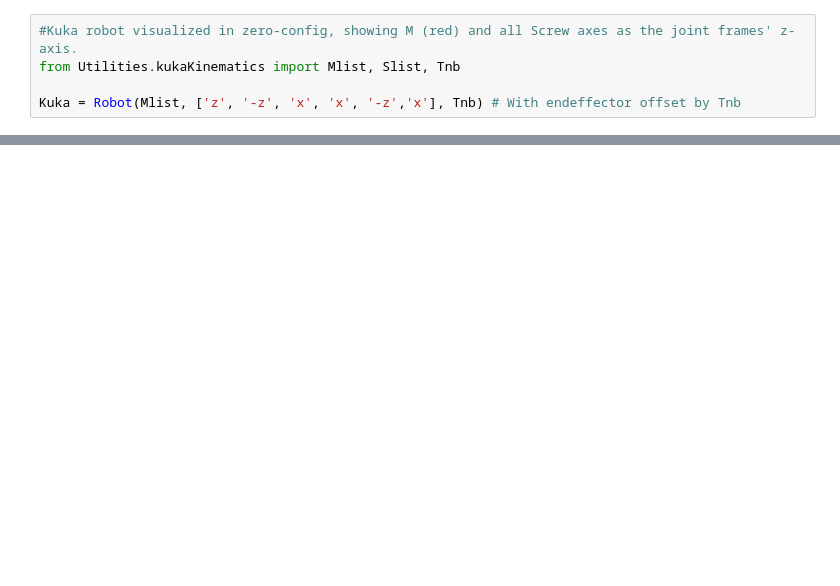
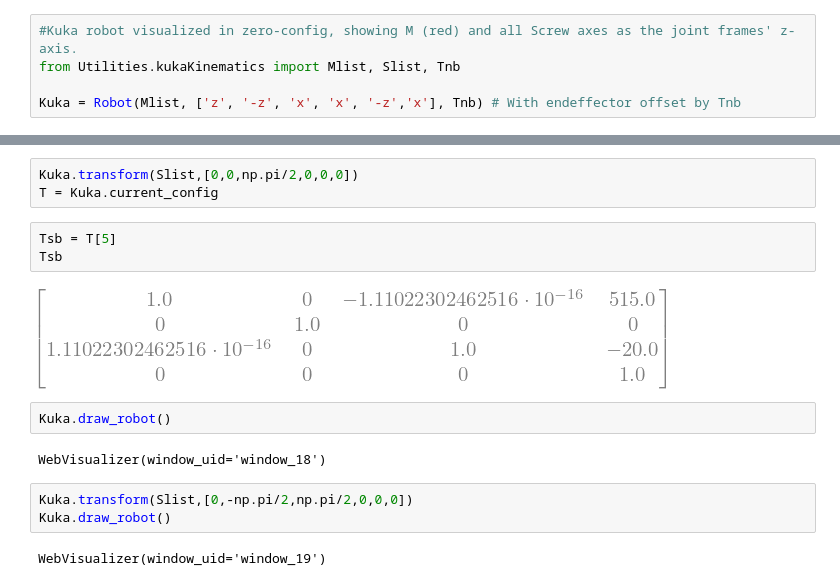
Before and after one commit to BirkHveding/RobotTek, a Jupyter notebook: Task_2.ipynb, the cells around one changed output, grey strips where cells are left out. Drawn from its saved outputs; the diff is of its cells as text; blank space fills up the shorter version.

```diff
--- a/Task_2.ipynb
+++ b/Task_2.ipynb
@@ -134,0 +137,17 @@ WebVisualizer(window_uid='window_3')
+# %%
+Kuka.transform(Slist,[0,0,np.pi/2,0,0,0])
+T = Kuka.current_config
+# %%
+Tsb = T[5]
+Tsb
+# %% [output]
+[figure, added]
+# %%
+Kuka.draw_robot()
+# %% [output]
+WebVisualizer(window_uid='window_18')
+# %%
+Kuka.transform(Slist,[0,-np.pi/2,np.pi/2,0,0,0])
+Kuka.draw_robot()
+# %% [output]
+WebVisualizer(window_uid='window_19')
```
Also changed, not shown: parts of 4 cells of this notebook, 2 other files.
